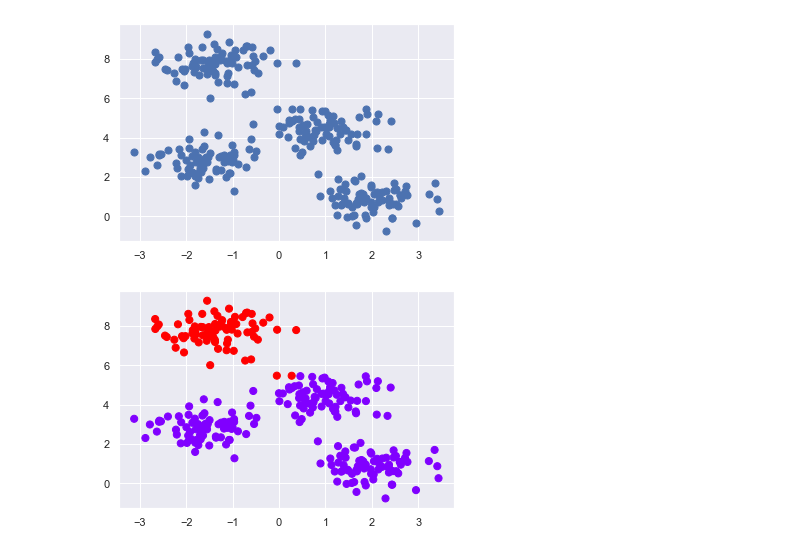
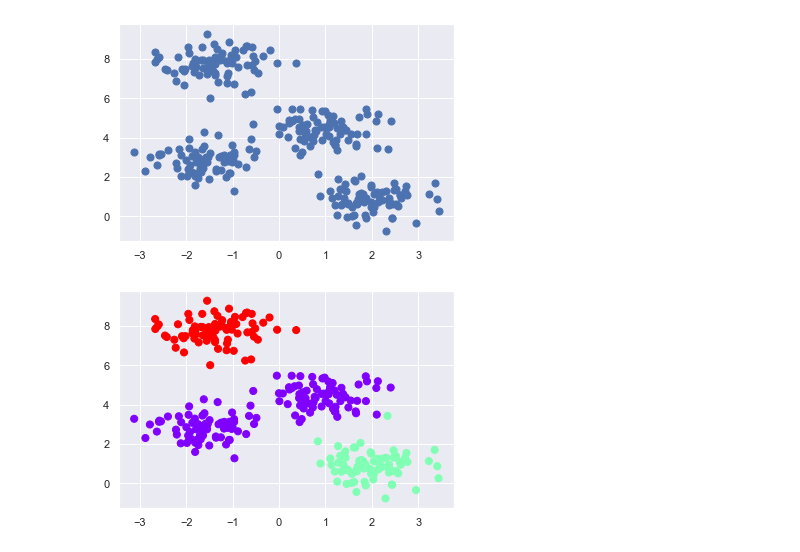
Before and after one commit to marcellusruben/JL_git_example, a Jupyter notebook: cluster.ipynb, the cells around one changed output. Drawn from its saved outputs; the diff is of its cells as text; code cells hidden in the pictures.

```diff
--- a/cluster.ipynb
+++ b/cluster.ipynb
@@ -13,9 +13,9 @@ plt.scatter(X[:, 0], X[:, 1], s=50);
 [figure]
 # %%
 from sklearn.cluster import KMeans
-est = KMeans(2)
+est = KMeans(3)
 est.fit(X)
 y_kmeans = est.predict(X)
 plt.scatter(X[:, 0], X[:, 1], c=y_kmeans, s=50, cmap='rainbow');
 # %% [output]
-[figure, old version]
+[figure, new version]
```
